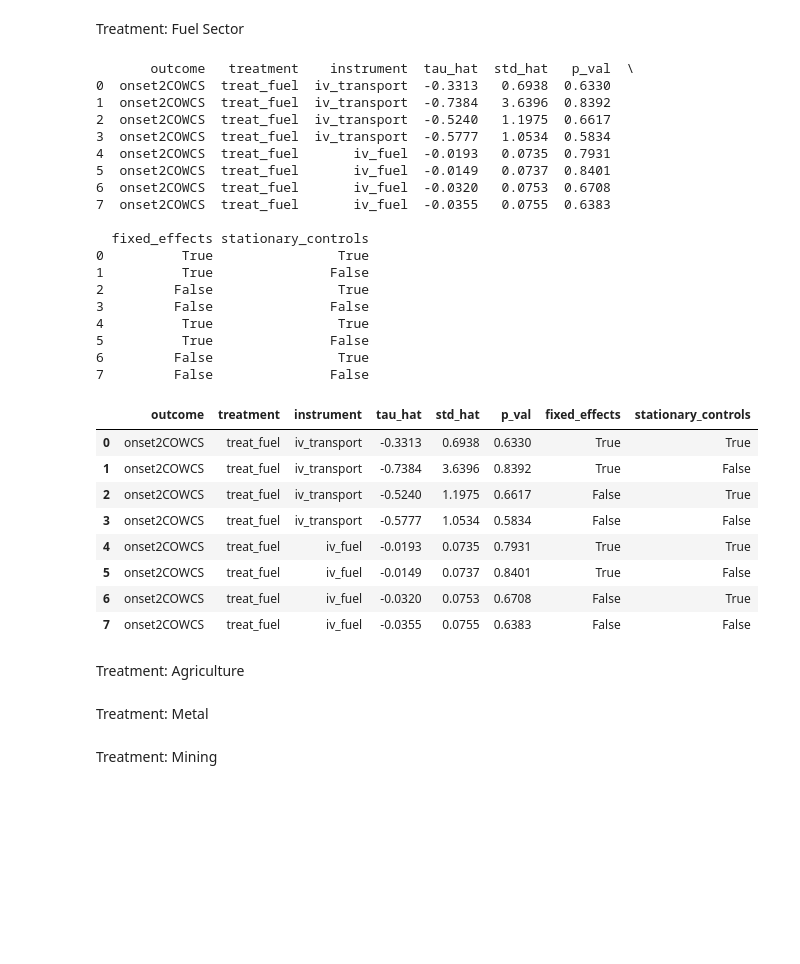
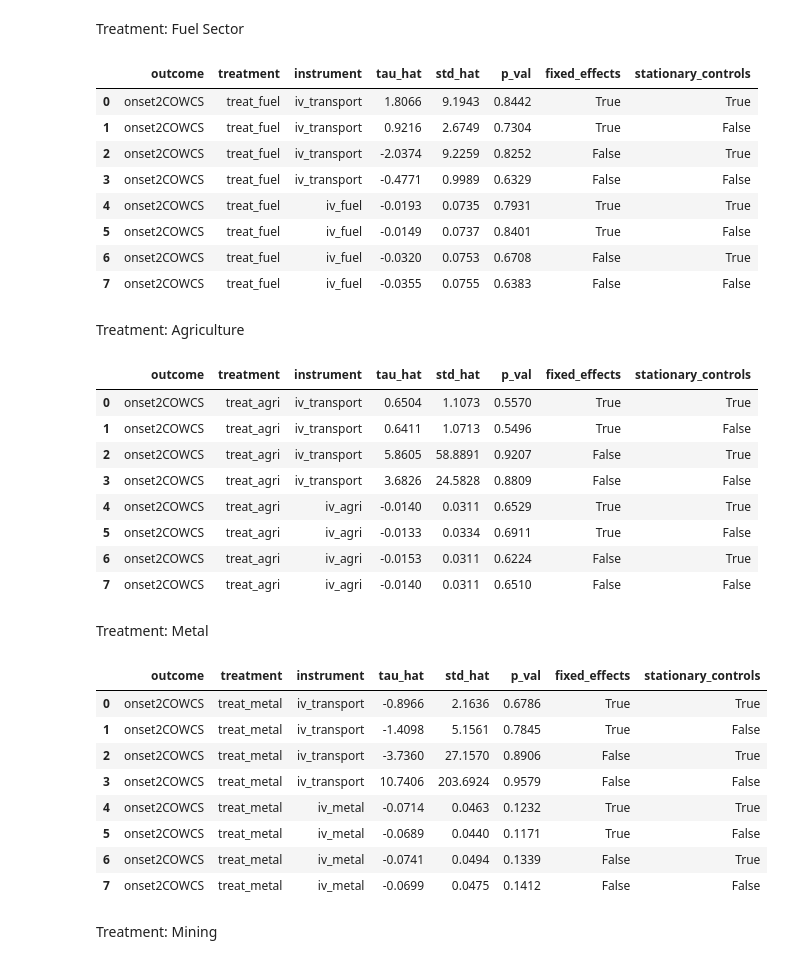
Before and after one commit to wanranzhao/ECMA31320-project, a Jupyter notebook: code/double_ml/ml-modeling.ipynb, the cells around one changed output. Drawn from its saved outputs; the diff is of its cells as text; code cells hidden in the pictures; blank space fills up the shorter version.

```diff
--- a/code/double_ml/ml-modeling.ipynb
+++ b/code/double_ml/ml-modeling.ipynb
@@ -234,13 +234,13 @@ def run(df, outcome_l, treatment_l, instrument_l, block_l, fe, stationary_c):
 # read in the dataframe
 df = pd.read_csv('df_mix.csv')
 # %%
-df1 = pd.read_csv('../../data/transport_size.csv')
-df1 = df1.loc[:, ['country', 't', 'outp']]
+df1 = pd.read_csv('../../data/transportIV_file.csv')
+df1 = df1.loc[:, ['country', 't', 'trans_outp_p']]
 
 df = pd.merge(df, df1, on=['country', 't'])
 
 df = df.drop(columns='iv_transport')
-df = df.rename(columns={'outp': 'iv_transport'})
+df = df.rename(columns={'trans_outp_p': 'iv_transport'})
 
 # Define categorization function
 def categorize_value(value, q1_3, q2_3):
@@ -300,7 +300,7 @@ def run_all(df, outcome_l, treatment_l, instrument_l, block_fe_l, block_sta_l, b
 # %% [markdown]
 Treatment: Fuel Sector
 # %%
-run_all(df,
+fuel_res = run_all(df,
         outcome_l = ['onset2COWCS'],
         treatment_l = ['treat_fuel'],
         instrument_l = [['iv_transport'], ['iv_fuel']],
@@ -309,34 +309,17 @@ run_all(df,
                        'language_fractionalization', 'leg_british', 'opec'],
         block_other_l = ['democracy', 'logpop_M_diff', 'logpopdens_diff',
                          'logoutreg_diff', 'ecgrowth_demeaned'])
-# %% [output]
-       outcome   treatment    instrument  tau_hat  std_hat   p_val  \
-0  onset2COWCS  treat_fuel  iv_transport  -0.3313   0.6938  0.6330
-1  onset2COWCS  treat_fuel  iv_transport  -0.7384   3.6396  0.8392
-2  onset2COWCS  treat_fuel  iv_transport  -0.5240   1.1975  0.6617
-3  onset2COWCS  treat_fuel  iv_transport  -0.5777   1.0534  0.5834
-4  onset2COWCS  treat_fuel       iv_fuel  -0.0193   0.0735  0.7931
-5  onset2COWCS  treat_fuel       iv_fuel  -0.0149   0.0737  0.8401
-6  onset2COWCS  treat_fuel       iv_fuel  -0.0320   0.0753  0.6708
-7  onset2COWCS  treat_fuel       iv_fuel  -0.0355   0.0755  0.6383
-
-  fixed_effects stationary_controls
-0          True                True
-1          True               False
-2         False                True
-3         False               False
-4          True                True
-5          True               False
-6         False                True
-7         False               False
-|  | outcome | treatment | instrument | tau_hat | std_hat | p_val | fixed_effects | stationary_controls |
-| 0 | onset2COWCS | treat_fuel | iv_transport | -0.3313 | 0.6938 | 0.6330 | True | True |
-| 1 | onset2COWCS | treat_fuel | iv_transport | -0.7384 | 3.6396 | 0.8392 | True | False |
-| 2 | onset2COWCS | treat_fuel | iv_transport | -0.5240 | 1.1975 | 0.6617 | False | True |
-| 3 | onset2COWCS | treat_fuel | iv_transport | -0.5777 | 1.0534 | 0.5834 | False | False |
-| 4 | onset2COWCS | treat_fuel | iv_fuel | -0.0193 | 0.0735 | 0.7931 | True | True |
-| 5 | onset2COWCS | treat_fuel | iv_fuel | -0.0149 | 0.0737 | 0.8401 | True | False |
-| 6 | onset2COWCS | treat_fuel | iv_fuel | -0.0320 | 0.0753 | 0.6708 | False | True |
-| 7 | onset2COWCS | treat_fuel | iv_fuel | -0.0355 | 0.0755 | 0.6383 | False | False |
+# %%
+fuel_res
+# %% [output]
+|  | outcome | treatment | instrument | tau_hat | std_hat | p_val | fixed_effects | stationary_controls |
+| 0 | onset2COWCS | treat_fuel | iv_transport | 1.8066 | 9.1943 | 0.8442 | True | True |
+| 1 | onset2COWCS | treat_fuel | iv_transport | 0.9216 | 2.6749 | 0.7304 | True | False |
+| 2 | onset2COWCS | treat_fuel | iv_transport | -2.0374 | 9.2259 | 0.8252 | False | True |
+| 3 | onset2COWCS | treat_fuel | iv_transport | -0.4771 | 0.9989 | 0.6329 | False | False |
+| 4 | onset2COWCS | treat_fuel | iv_fuel | -0.0193 | 0.0735 | 0.7931 | True | True |
+| 5 | onset2COWCS | treat_fuel | iv_fuel | -0.0149 | 0.0737 | 0.8401 | True | False |
+| 6 | onset2COWCS | treat_fuel | iv_fuel | -0.0320 | 0.0753 | 0.6708 | False | True |
+| 7 | onset2COWCS | treat_fuel | iv_fuel | -0.0355 | 0.0755 | 0.6383 | False | False |
 # %% [markdown]
 Treatment: Agriculture
@@ -343,2 +336,14 @@ Treatment: Agriculture
+# %%
+agri_res
+# %% [output]
+|  | outcome | treatment | instrument | tau_hat | std_hat | p_val | fixed_effects | stationary_controls |
+| 0 | onset2COWCS | treat_agri | iv_transport | 0.6504 | 1.1073 | 0.5570 | True | True |
+| 1 | onset2COWCS | treat_agri | iv_transport | 0.6411 | 1.0713 | 0.5496 | True | False |
+| 2 | onset2COWCS | treat_agri | iv_transport | 5.8605 | 58.8891 | 0.9207 | False | True |
+| 3 | onset2COWCS | treat_agri | iv_transport | 3.6826 | 24.5828 | 0.8809 | False | False |
+| 4 | onset2COWCS | treat_agri | iv_agri | -0.0140 | 0.0311 | 0.6529 | True | True |
+| 5 | onset2COWCS | treat_agri | iv_agri | -0.0133 | 0.0334 | 0.6911 | True | False |
+| 6 | onset2COWCS | treat_agri | iv_agri | -0.0153 | 0.0311 | 0.6224 | False | True |
+| 7 | onset2COWCS | treat_agri | iv_agri | -0.0140 | 0.0311 | 0.6510 | False | False |
 # %% [markdown]
 Treatment: Metal
@@ -345,2 +360,14 @@ Treatment: Metal
+# %%
+metal_res
+# %% [output]
+|  | outcome | treatment | instrument | tau_hat | std_hat | p_val | fixed_effects | stationary_controls |
+| 0 | onset2COWCS | treat_metal | iv_transport | -0.8966 | 2.1636 | 0.6786 | True | True |
+| 1 | onset2COWCS | treat_metal | iv_transport | -1.4098 | 5.1561 | 0.7845 | True | False |
+| 2 | onset2COWCS | treat_metal | iv_transport | -3.7360 | 27.1570 | 0.8906 | False | True |
+| 3 | onset2COWCS | treat_metal | iv_transport | 10.7406 | 203.6924 | 0.9579 | False | False |
+| 4 | onset2COWCS | treat_metal | iv_metal | -0.0714 | 0.0463 | 0.1232 | True | True |
+| 5 | onset2COWCS | treat_metal | iv_metal | -0.0689 | 0.0440 | 0.1171 | True | False |
+| 6 | onset2COWCS | treat_metal | iv_metal | -0.0741 | 0.0494 | 0.1339 | False | True |
+| 7 | onset2COWCS | treat_metal | iv_metal | -0.0699 | 0.0475 | 0.1412 | False | False |
 # %% [markdown]
 Treatment: Mining
```
Also changed, not shown: parts of 9 cells of this notebook, 1 other file.
